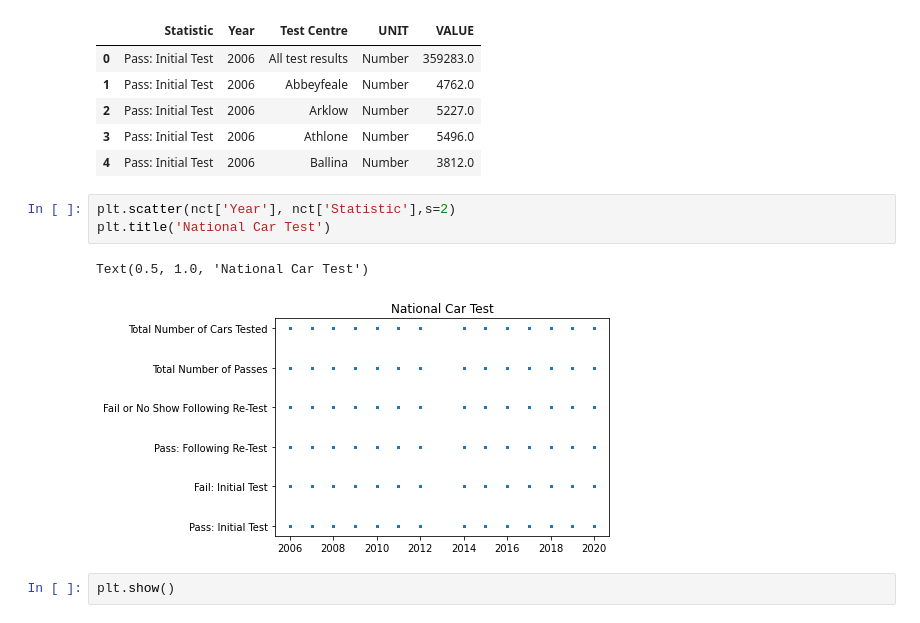
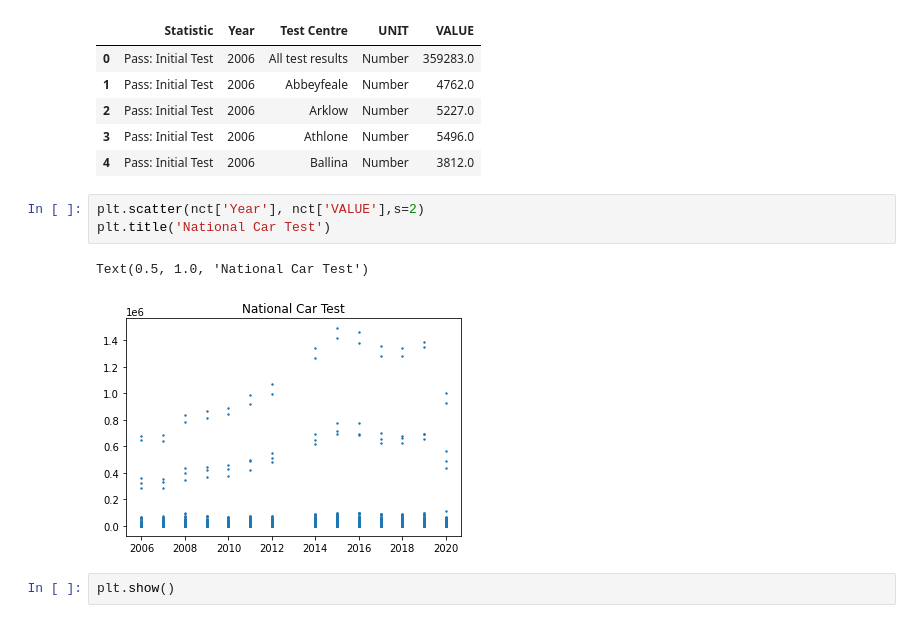
Before and after one commit to hartyl1/UCDPA_harty, a Jupyter notebook: Copy_of_Copy_of_Untitled12.ipynb, the cells around one changed output. Saved outputs shown, nothing was run; the diff lists cells and outputs as text.

```diff
--- a/Copy_of_Copy_of_Untitled12.ipynb
+++ b/Copy_of_Copy_of_Untitled12.ipynb
@@ -366,11 +366,11 @@ nct.head()
 | 3 | Pass: Initial Test | 2006 | Athlone | Number | 5496.0 |
 | 4 | Pass: Initial Test | 2006 | Ballina | Number | 3812.0 |
 # %%
-plt.scatter(nct['Year'], nct['Statistic'],s=2)
+plt.scatter(nct['Year'], nct['VALUE'],s=2)
 plt.title('National Car Test')
 # %% [output]
 Text(0.5, 1.0, 'National Car Test')
-[figure, old version]
+[figure, new version]
 # %%
 plt.show()
 # %%
```
Also changed, not shown: parts of 2 cells of this notebook.
